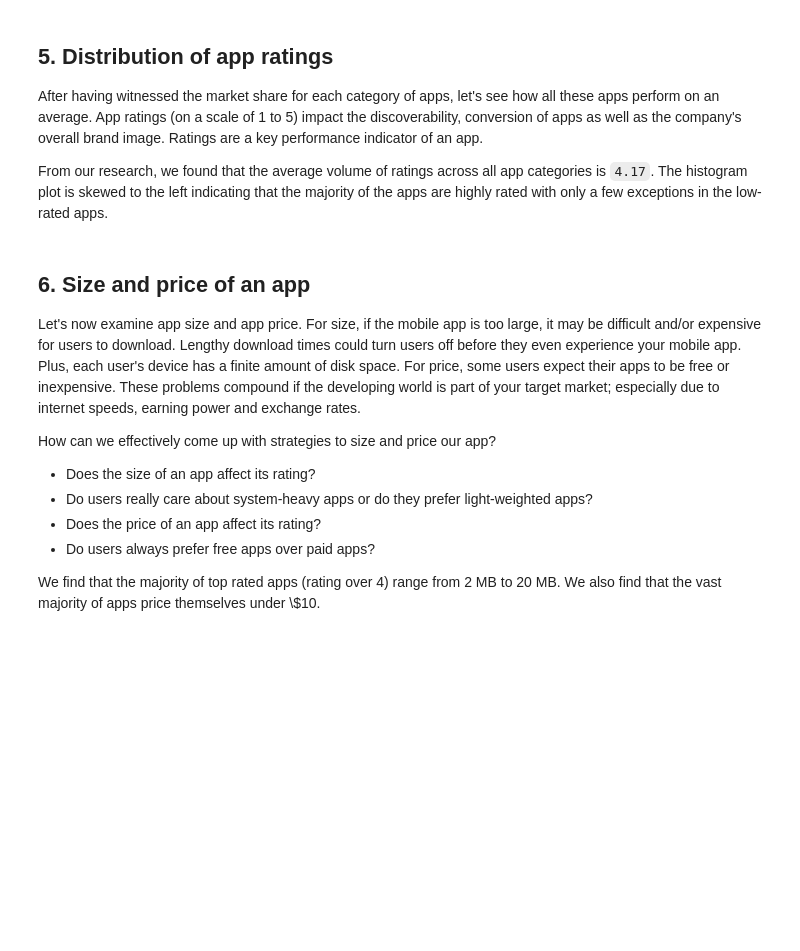
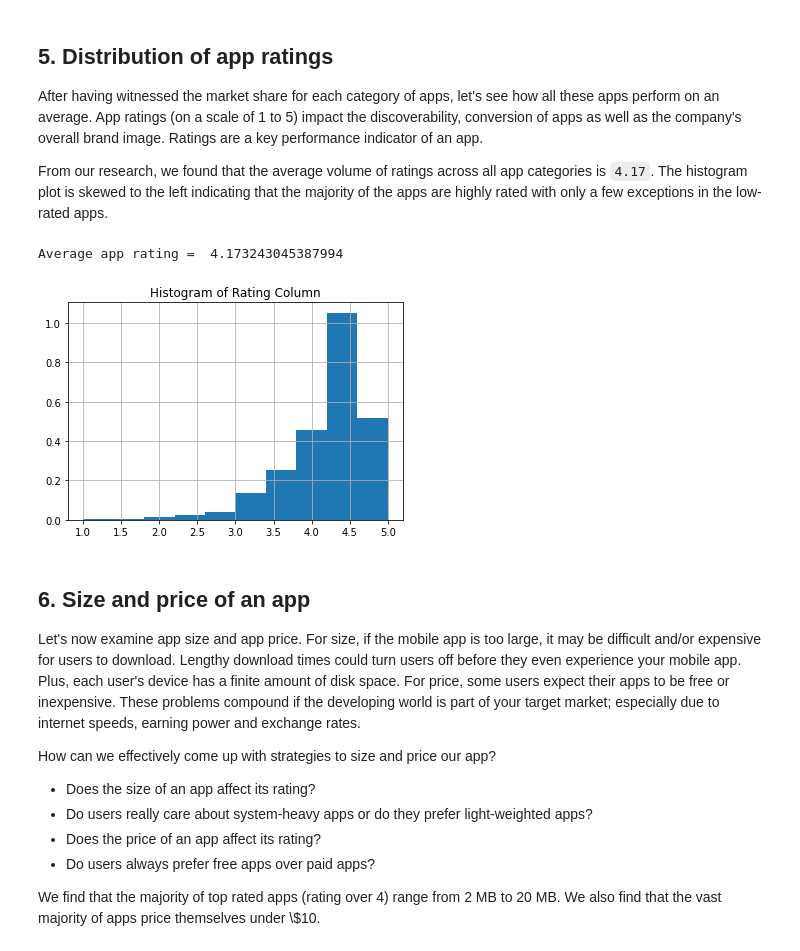
Before and after one commit to Aminzein/Exploratory-Data-Analysis, a Jupyter notebook: The Android App Market on Google Play/notebook.ipynb, the cells around one changed output. Cells and saved outputs as stored; diff of their text form; code cells hidden in the pictures; blank space fills up the shorter version.

```diff
--- a/The Android App Market on Google Play/notebook.ipynb
+++ b/The Android App Market on Google Play/notebook.ipynb
@@ -169,3 +147,15 @@ plotly.offline.iplot({'data': data, 'layout': layout})
+# %%
+# Average rating of apps
+avg_app_rating = apps['Rating'].mean()
+print('Average app rating = ', avg_app_rating)
+
+# Distribution of apps according to their ratings
+apps['Rating'].hist(density=True)
+plt.title('Histogram of Rating Column')
+plt.show()
+# %% [output]
+Average app rating =  4.173243045387994
+[figure, added]
 # %% [markdown]
 ## 6. Size and price of an app
 <p>Let's now examine app size and app price. For size, if the mobile app is too large, it may be difficult and/or expensive for users to download. Lengthy download times could turn users off before they even experience your mobile app. Plus, each user's device has a finite amount of disk space. For price, some users expect their apps to be free or inexpensive. These problems compound if the developing world is part of your target market; especially due to internet speeds, earning power and exchange rates.</p>
```
Also changed, not shown: parts of 7 cells of this notebook.
